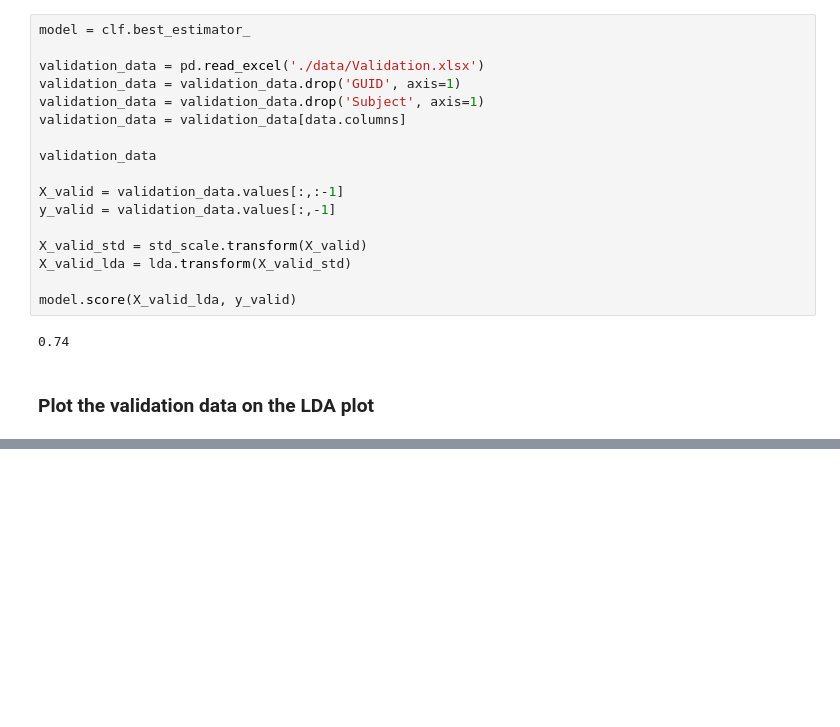
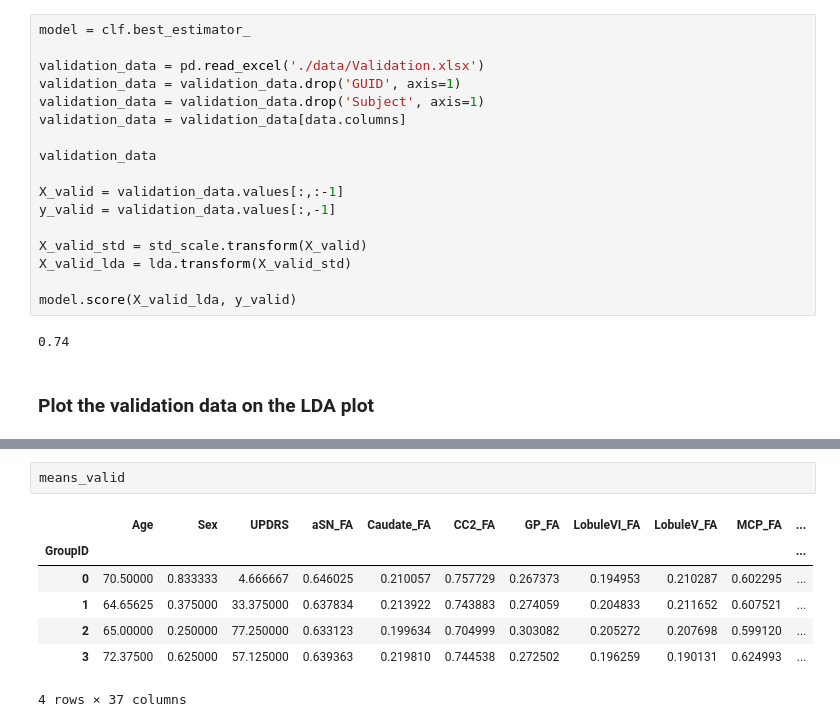
Before and after one commit to jtbricker/parkinsons-ml, a Jupyter notebook: PCA_LDA.ipynb, the cells around one changed output, grey strips where cells are left out. Cells and saved outputs as stored; diff of their text form; blank space fills up the shorter version.

```diff
--- a/PCA_LDA.ipynb
+++ b/PCA_LDA.ipynb
@@ -309,0 +326,10 @@ Index(['Age', 'Sex', 'UPDRS', 'aSN_FA', 'Caudate_FA', 'CC2_FA', 'GP_FA',
+# %%
+means_valid
+# %% [output]
+|  | Age | Sex | UPDRS | aSN_FA | Caudate_FA | CC2_FA | GP_FA | LobuleVI_FA | LobuleV_FA | MCP_FA | ... |
+| GroupID |  |  |  |  |  |  |  |  |  |  | ... |
+| 0 | 70.50000 | 0.833333 | 4.666667 | 0.646025 | 0.210057 | 0.757729 | 0.267373 | 0.194953 | 0.210287 | 0.602295 | ... |
+| 1 | 64.65625 | 0.375000 | 33.375000 | 0.637834 | 0.213922 | 0.743883 | 0.274059 | 0.204833 | 0.211652 | 0.607521 | ... |
+| 2 | 65.00000 | 0.250000 | 77.250000 | 0.633123 | 0.199634 | 0.704999 | 0.303082 | 0.205272 | 0.207698 | 0.599120 | ... |
+| 3 | 72.37500 | 0.625000 | 57.125000 | 0.639363 | 0.219810 | 0.744538 | 0.272502 | 0.196259 | 0.190131 | 0.624993 | ... |
+4 rows × 37 columns
```
Also changed, not shown: parts of 14 cells of this notebook, 2 other files.
